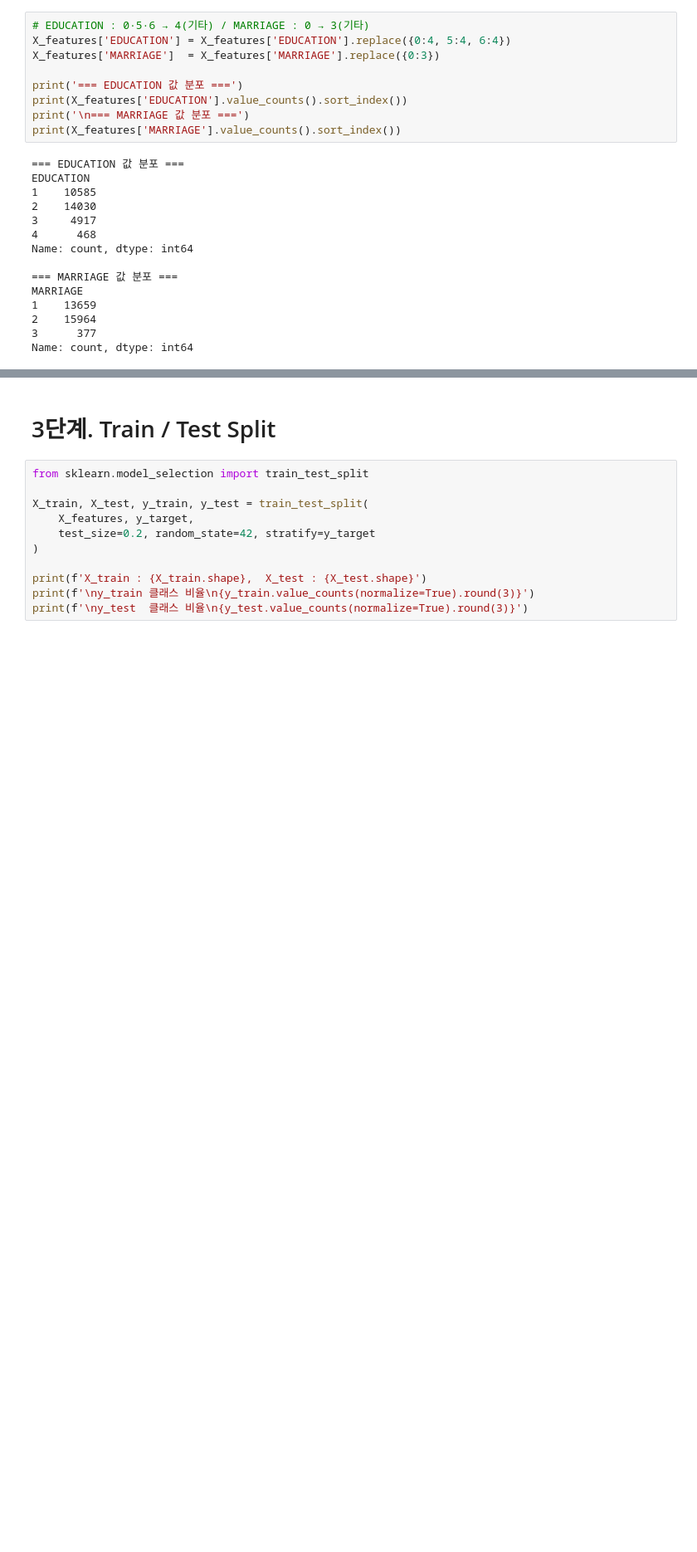
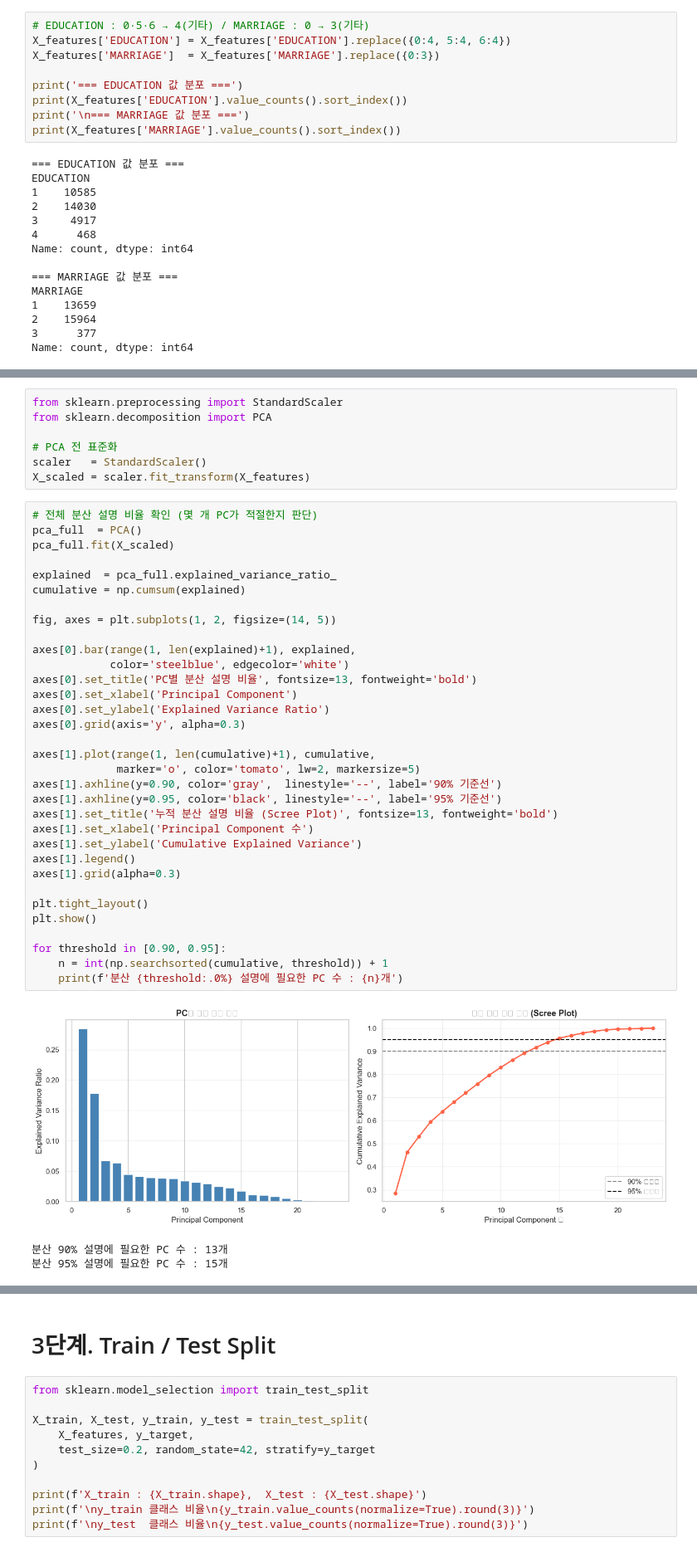
Before and after one commit to sohson/hipython, a Jupyter notebook: ml/11.신용카드_채무불이행_고객예측.ipynb, the cells around one changed output, grey strips where cells are left out. Shown at 83% size. Cells and saved outputs as stored; diff of their text form; blank space fills up the shorter version.

```diff
--- a/ml/11.신용카드_채무불이행_고객예측.ipynb
+++ b/ml/11.신용카드_채무불이행_고객예측.ipynb
@@ -253,0 +266,44 @@ Name: count, dtype: int64
+# %%
+from sklearn.preprocessing import StandardScaler
+from sklearn.decomposition import PCA
+
+# PCA 전 표준화
+scaler   = StandardScaler()
+X_scaled = scaler.fit_transform(X_features)
+# %%
+# 전체 분산 설명 비율 확인 (몇 개 PC가 적절한지 판단)
+pca_full  = PCA()
+pca_full.fit(X_scaled)
+
+explained  = pca_full.explained_variance_ratio_
+cumulative = np.cumsum(explained)
+
+fig, axes = plt.subplots(1, 2, figsize=(14, 5))
+
+axes[0].bar(range(1, len(explained)+1), explained,
+            color='steelblue', edgecolor='white')
+axes[0].set_title('PC별 분산 설명 비율', fontsize=13, fontweight='bold')
+axes[0].set_xlabel('Principal Component')
+axes[0].set_ylabel('Explained Variance Ratio')
+axes[0].grid(axis='y', alpha=0.3)
+
+axes[1].plot(range(1, len(cumulative)+1), cumulative,
+             marker='o', color='tomato', lw=2, markersize=5)
+axes[1].axhline(y=0.90, color='gray',  linestyle='--', label='90% 기준선')
+axes[1].axhline(y=0.95, color='black', linestyle='--', label='95% 기준선')
+axes[1].set_title('누적 분산 설명 비율 (Scree Plot)', fontsize=13, fontweight='bold')
+axes[1].set_xlabel('Principal Component 수')
+axes[1].set_ylabel('Cumulative Explained Variance')
+axes[1].legend()
+axes[1].grid(alpha=0.3)
+
+plt.tight_layout()
+plt.show()
+
+for threshold in [0.90, 0.95]:
+    n = int(np.searchsorted(cumulative, threshold)) + 1
+    print(f'분산 {threshold:.0%} 설명에 필요한 PC 수 : {n}개')
+# %% [output]
+[figure, added]
+분산 90% 설명에 필요한 PC 수 : 13개
+분산 95% 설명에 필요한 PC 수 : 15개
```
Also changed, not shown: parts of 30 cells of this notebook.
